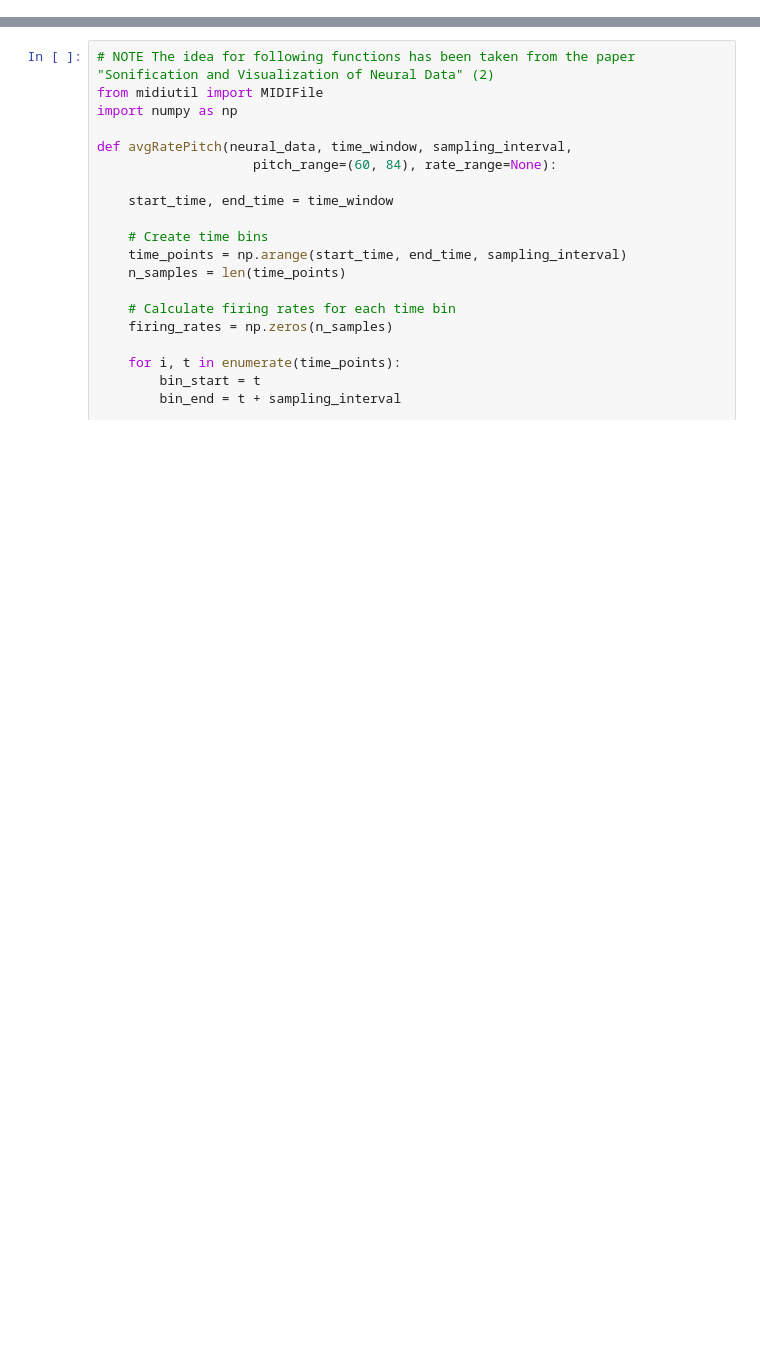
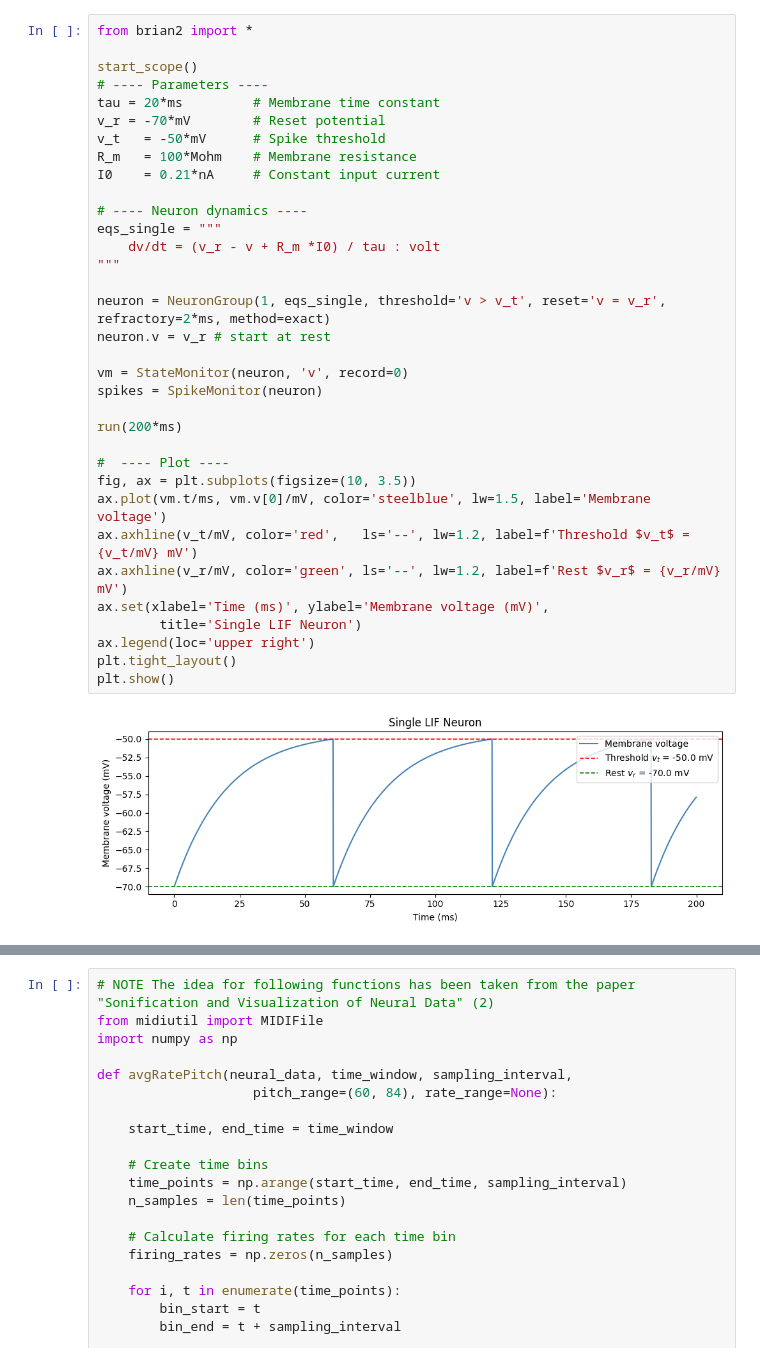
Before and after one commit to StefanCieslewicz/Introduction-to-Spiking-Neural-Networks-, a Jupyter notebook: article.ipynb, the cells around one changed output, grey strips where cells are left out. Saved outputs shown, nothing was run; the diff lists cells and outputs as text; blank space fills up the shorter version.

```diff
--- a/article.ipynb
+++ b/article.ipynb
@@ -59,0 +77,36 @@ vt += delta_vt0
+# %%
+from brian2 import *
+
+start_scope()
+# ---- Parameters ----
+tau = 20*ms         # Membrane time constant
+v_r = -70*mV        # Reset potential
+v_t   = -50*mV      # Spike threshold
+R_m   = 100*Mohm    # Membrane resistance
+I0    = 0.21*nA     # Constant input current
+
+# ---- Neuron dynamics ----
+eqs_single = """
+    dv/dt = (v_r - v + R_m *I0) / tau : volt
+"""
+
+neuron = NeuronGroup(1, eqs_single, threshold='v > v_t', reset='v = v_r', refractory=2*ms, method=exact)
+neuron.v = v_r # start at rest
+
+vm = StateMonitor(neuron, 'v', record=0)
+spikes = SpikeMonitor(neuron)
+
+run(200*ms)
+
+#  ---- Plot ----
+fig, ax = plt.subplots(figsize=(10, 3.5))
+ax.plot(vm.t/ms, vm.v[0]/mV, color='steelblue', lw=1.5, label='Membrane voltage')
+ax.axhline(v_t/mV, color='red',   ls='--', lw=1.2, label=f'Threshold $v_t$ = {v_t/mV} mV')
+ax.axhline(v_r/mV, color='green', ls='--', lw=1.2, label=f'Rest $v_r$ = {v_r/mV} mV')
+ax.set(xlabel='Time (ms)', ylabel='Membrane voltage (mV)',
+        title='Single LIF Neuron')
+ax.legend(loc='upper right')
+plt.tight_layout()
+plt.show()
+# %% [output]
+[figure, added]
```
Also changed, not shown: parts of 21 cells of this notebook.
